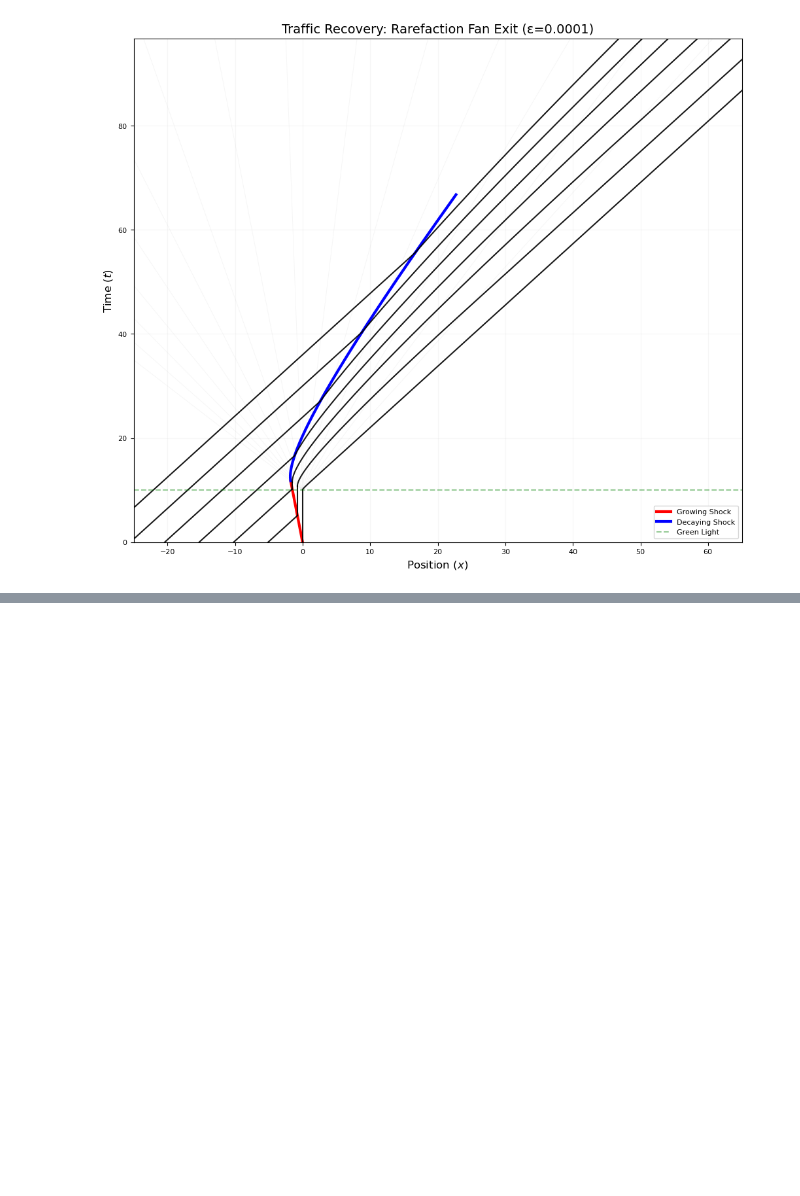
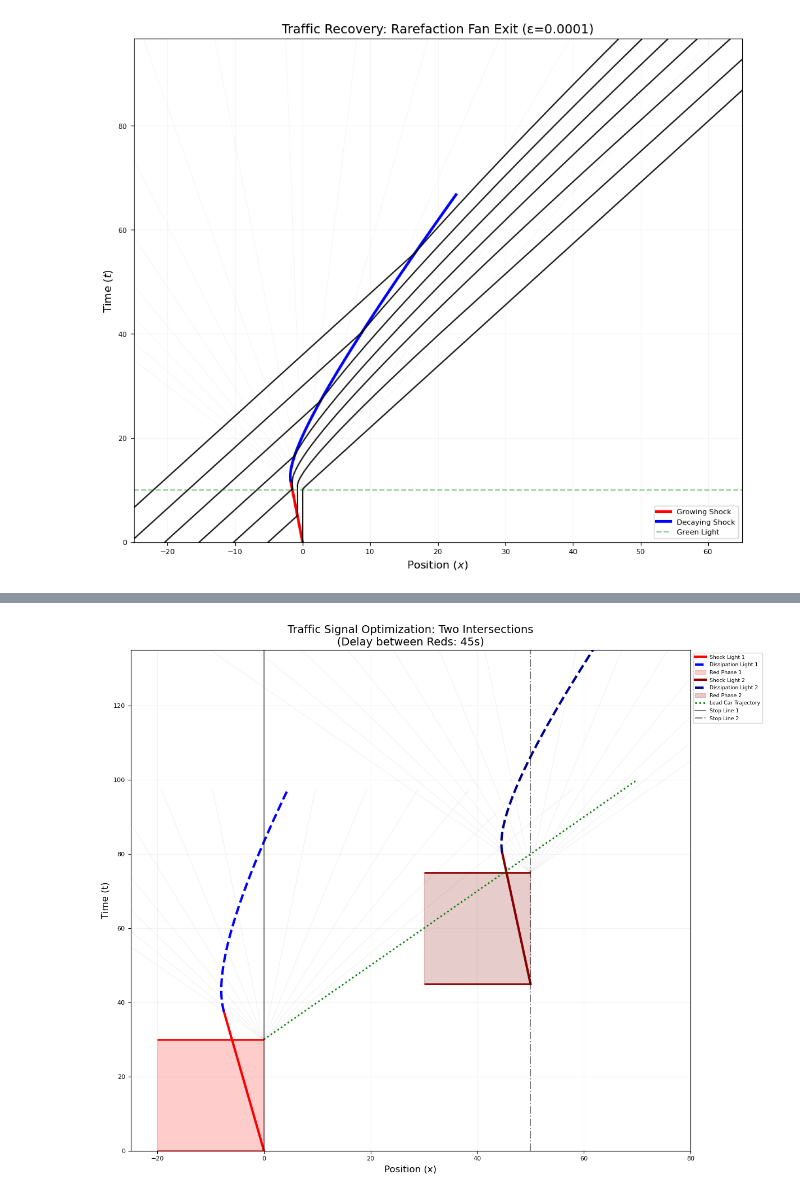
Before and after one commit to Javed54218/Group-4---Traffic, a Jupyter notebook: LWR_library_test.ipynb, the cells around one changed output, grey strips where cells are left out. Cells and saved outputs as stored; diff of their text form; code cells hidden in the pictures; blank space fills up the shorter version.

```diff
--- a/LWR_library_test.ipynb
+++ b/LWR_library_test.ipynb
@@ -564,0 +758,90 @@ plt.show()
+# %%
+import numpy as np
+import matplotlib.pyplot as plt
+
+def plot_traffic_scenario(rho_in1, rho_in2, cycle_length, green_ratio, delay_between_lights, D2):
+    plt.figure(figsize=(12, 10))
+
+    # Constants
+    D1 = 0
+    t_green_dur = cycle_length * green_ratio
+    t_red_dur = cycle_length * (1 - green_ratio)
+
+    # --- INTERNAL HELPER TO PLOT SHOCKS ---
+    def plot_shocks(rho_in, t_R, t_G, D, color_shock, color_inter, label_suffix):
+        s = -rho_in
+        # Transition Point (where shock hits the rarefaction fan)
+        # Using the standard formula for LWR traffic flow
+        t_star = (t_G + s * t_R) / (1 + s)
+        x_star = D + s * (t_star - t_R)
+
+        # 1. Initial Shock Wave (Back of queue building up)
+        t_sw = np.linspace(t_R, t_star, 100)
+        x_sw = D + s * (t_sw - t_R)
+        plt.plot(x_sw, t_sw, color=color_shock, lw=3, label=f'Shock {label_suffix}')
+
+        # 2. Rarefaction Fan (Information spreading when light turns green)
+        fan_slopes = np.linspace(-1, 1, 15)
+        t_fan_end = t_star + 60
+        for slope in fan_slopes:
+            t_f = np.linspace(t_G, t_fan_end, 50)
+            plt.plot(D + slope * (t_f - t_G), t_f, color='gray', alpha=0.1, lw=0.8)
+
+        # 3. Interaction Curve (Where the queue is fully dissolved)
+        t_trans = np.linspace(t_star, t_star + 60, 400)
+        lin_term = (1 - 2 * rho_in) * (t_trans - t_G)
+        sqrt_inner = (s * (t_R - t_G) * (t_trans - t_G)) / (1 + s)
+        decay_term = - 2 * (1 - rho_in) * np.sqrt(np.maximum(0, sqrt_inner))
+        plt.plot(lin_term + D + decay_term, t_trans, color=color_inter, lw=3, ls='--', label=f'Dissipation {label_suffix}')
+
+        return t_star, x_star
+
+    # --- LIGHT 1 (At x = 0) ---
+    t_R1 = 0
+    t_G1 = t_red_dur
+    plot_shocks(rho_in1, t_R1, t_G1, D1, 'red', 'blue', 'Light 1')
+
+    # Visualize Red phase 1
+    plt.fill_betweenx([t_R1, t_G1], -20, 0, color='red', alpha=0.2, label='Red Phase 1')
+    plt.hlines(y=[t_R1, t_G1], xmin=-20, xmax=0, colors='red', lw=2)
+
+    # --- LIGHT 2 (At x = D2) ---
+    t_R2 = delay_between_lights
+    t_G2 = t_R2 + t_red_dur
+    plot_shocks(rho_in2, t_R2, t_G2, D2, 'darkred', 'darkblue', 'Light 2')
+
+    # Visualize Red phase 2
+    plt.fill_betweenx([t_R2, t_G2], D2-20, D2, color='darkred', alpha=0.2, label='Red Phase 2')
+    plt.hlines(y=[t_R2, t_G2], xmin=D2-20, xmax=D2, colors='darkred', lw=2)
+
+    # --- OPTIMIZATION TRACKER: THE LEAD CAR ---
+    # The first car leaves Light 1 at t_G1 and moves at v_max = 1
+    t_drive = np.linspace(t_G1, t_G1 + D2 + 20, 100)
+    x_lead_car = 1 * (t_drive - t_G1)
+    plt.plot(x_lead_car, t_drive, color='green', lw=2, ls=':', label='Lead Car Trajectory')
+
+    # Formatting
+    plt.title(f'Traffic Signal Optimization: Two Intersections\n(Delay between Reds: {delay_between_lights}s)', fontsize=14)
+    plt.xlabel('Position (x)', fontsize=12)
+    plt.ylabel('Time (t)', fontsize=12)
+    plt.axvline(D1, color='black', alpha=0.5, label='Stop Line 1')
+    plt.axvline(D2, color='black', alpha=0.5, ls='-.', label='Stop Line 2')
+
+    plt.xlim(-25, D2 + 30)
+    plt.ylim(0, max(t_G1, t_G2) + 60)
+    plt.grid(True, alpha=0.15)
+    plt.legend(loc='upper left', bbox_to_anchor=(1, 1), fontsize='small')
+    plt.tight_layout()
+    plt.show()
+
+# Run the simulation
+plot_traffic_scenario(
+    rho_in1=0.2,
+    rho_in2=0.15,
+    cycle_length=60,
+    green_ratio=0.5,
+    delay_between_lights=45, # Adjust this to make the green dotted line miss the red box
+    D2=50
+)
+# %% [output]
+[figure, added]
```
Also changed, not shown: parts of 8 cells of this notebook.
